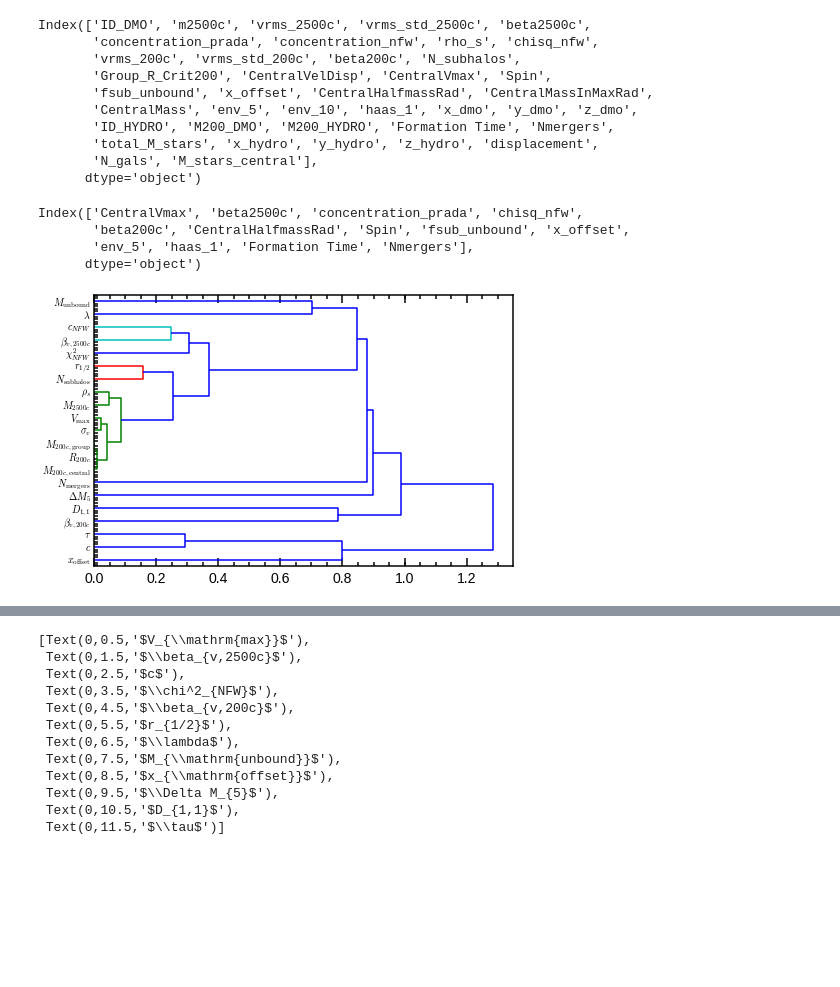
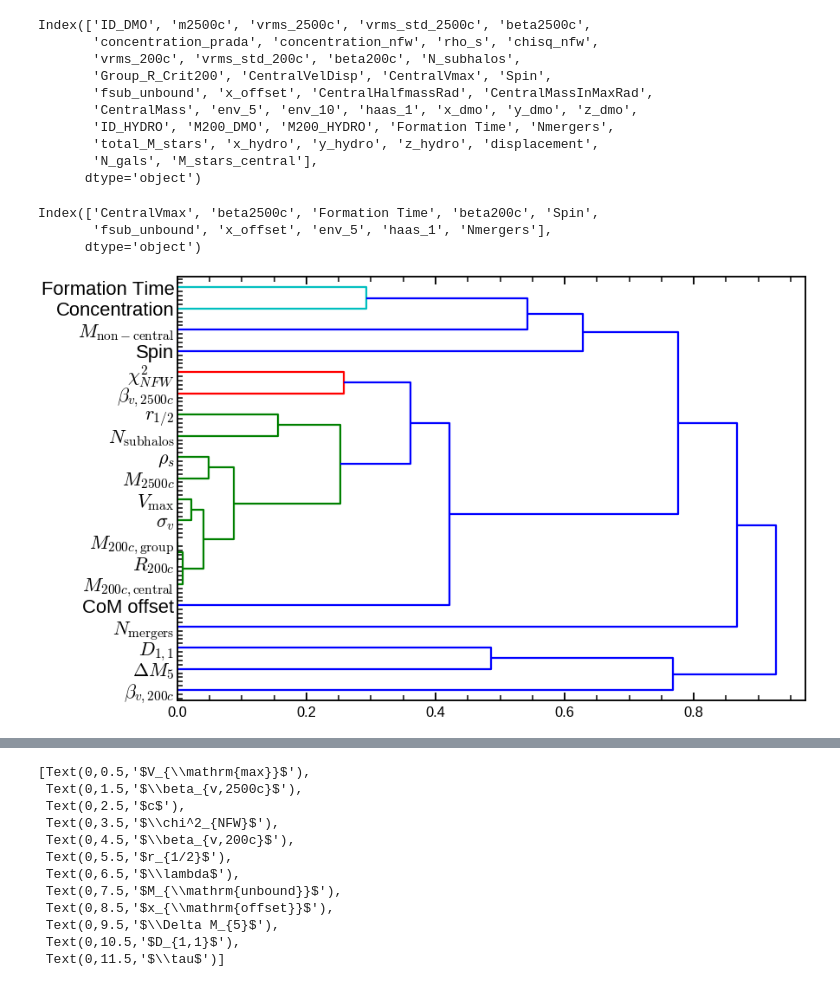
Before and after one commit to florpi/GaHaCo, a Jupyter notebook: notebooks/Correlations.ipynb, the cells around one changed output, grey strips where cells are left out. Cells and saved outputs as stored; diff of their text form; code cells hidden in the pictures; blank space fills up the shorter version.

```diff
--- a/notebooks/Correlations.ipynb
+++ b/notebooks/Correlations.ipynb
@@ -18,6 +18,8 @@ Using TensorFlow backend.
 import matplotlib.font_manager
 import matplotlib as mpl
 mpl.style.use('~/StreamingModel/streaming/utils/mplstyle')
+# %%
+sns.set_context('talk')
 # %%
 features_df = pd.read_hdf('/cosma7/data/dp004/dc-cues1/tng_dataframes/merged_dataframe_300.h5')
 # %%
@@ -41,24 +43,24 @@ RENAME_DICT = {
         "m2500c": r"$M_{2500c}$",
         "beta2500c": r"$\beta_{v,2500c}$",
         "beta200c": r"$\beta_{v,200c}$",
-        "concentration_prada": r"$c$",
-        "concentration_nfw": r"$c_{NFW}$",
+        "concentration_prada": r"$Concentration$",
+        "concentration_nfw": r"Concentration",
         "rho_s": r"$\rho_s$",
         "chisq_nfw": r"$\chi^2_{NFW}$",
         "N_subhalos": r"$N_\mathrm{subhalos}$",
         "Group_R_Crit200": r"$R_{200c}$",
         "CentralVelDisp": r"$\sigma_v$",
         "CentralVmax": r"$V_{\mathrm{max}}$",
-        "Spin": r"$\lambda$",
-        "fsub_unbound": r"$M_{\mathrm{unbound}}$",
-        "x_offset": "$x_{\mathrm{offset}}$",
+        "fsub_unbound": r"$M_{\mathrm{non-central}}$",
+        "x_offset": "$\mathrm{CoM \, offset}$",
         "CentralHalfmassRad": "$r_{1/2}$",
         "CentralMass":  r"$M_{200c,  \mathrm{central}}$",
         "env_5":  r"$\Delta M_{5}$",
         "haas_1":  r"$D_{1,1}$",
         "M200_DMO":  r"$M_{200c, \mathrm{group}}$",
-        "Formation Time":  r"$\tau$",
         "Nmergers":  r"$N_{\mathrm{mergers}}$",
+        "Spin": r"$\mathrm{Spin}$",
+        "Formation Time": r"$\mathrm{Formation \, Time}$",
 
 }
 # %%
@@ -80,6 +82,7 @@ drop_columns = ['ID_DMO',
                 'vrms_std_2500c',
                 'CentralMassInMaxRad',
                 'displacement',
+                'concentration_nfw',
                 'env_10']
 
 m_stars = features_df.M_stars_central
@@ -91,11 +94,11 @@ feature_names = [RENAME_DICT.get(c, c) for c in features_df.columns]
 #uncorrelated_df = select_uncorrelated_features(features_df, gini_importances)
 # %%
 method='average'
-distance_cutoff=0.25
+distance_cutoff=0.3
 
 
 corr = np.round(spearmanr(features_df).correlation, 4)
-corr_condensed = hierarchy.distance.squareform(1-corr)
+corr_condensed = hierarchy.distance.squareform(1-abs(corr))
 corr_linkage = hierarchy.linkage(corr_condensed, method=method)
 cluster_ids = hierarchy.fcluster(corr_linkage, distance_cutoff, criterion='distance')
 cluster_id_to_feature_ids = defaultdict(list)
@@ -114,17 +117,17 @@ selected_features = [v[np.argmax(corr_stars[v])]  for v in cluster_id_to_feature
 # %%
 features_df.columns[selected_features]
 # %% [output]
-Index(['CentralVmax', 'beta2500c', 'concentration_prada', 'chisq_nfw',
-       'beta200c', 'CentralHalfmassRad', 'Spin', 'fsub_unbound', 'x_offset',
-       'env_5', 'haas_1', 'Formation Time', 'Nmergers'],
+Index(['CentralVmax', 'beta2500c', 'Formation Time', 'beta200c', 'Spin',
+       'fsub_unbound', 'x_offset', 'env_5', 'haas_1', 'Nmergers'],
       dtype='object')
 # %%
-fig, ax = plt.subplots()
+fig, ax = plt.subplots(figsize=(13,9))
 dendro = hierarchy.dendrogram(corr_linkage,
                         labels=[RENAME_DICT.get(c, c) for c in features_df.columns], ax=ax,
-                                        leaf_rotation=0,orientation='right', color_threshold=distance_cutoff)
+                                        leaf_rotation=0,orientation='right', color_threshold=distance_cutoff,
+                             leaf_font_size=22)
 #ax.axvline(x=distance_cutoff, color='black', linestyle='dashed')
-plt.savefig('/cosma/home/dp004/dc-cues1/GaHaCo/reports/figures/dendrogram.eps', format='eps')
-fig.savefig('/cosma/home/dp004/dc-cues1/GaHaCo/reports/figures/dendrogram.png', format='png', dpi=500)
+#plt.savefig('/cosma/home/dp004/dc-cues1/GaHaCo/reports/figures/dendrogram.eps', format='eps')
+#fig.savefig('/cosma/home/dp004/dc-cues1/GaHaCo/reports/figures/dendrogram.png', format='png', dpi=500)
 # %% [output]
-[figure, old version]
+[figure, new version]
```
Also changed, not shown: parts of 10 cells of this notebook, 5 other files.
